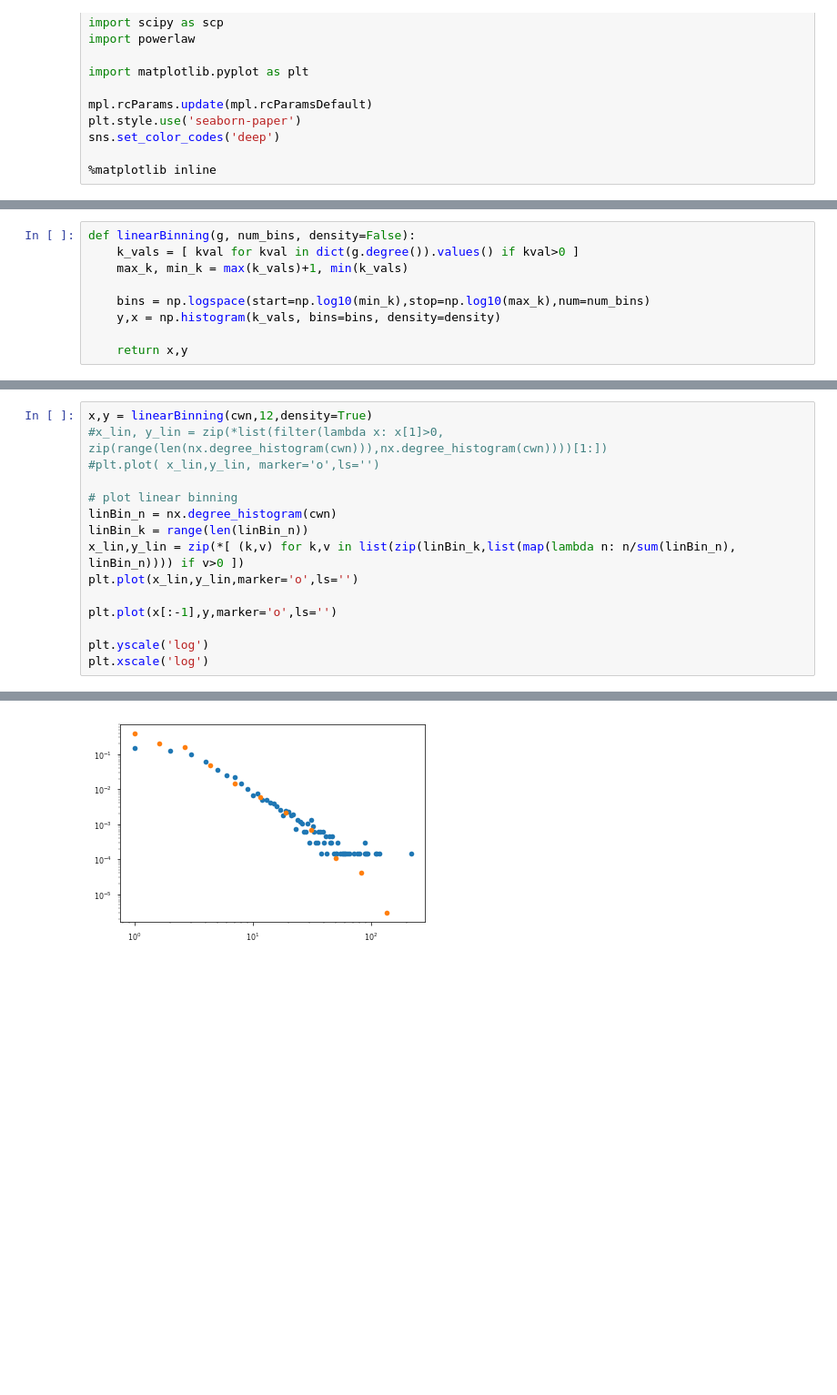
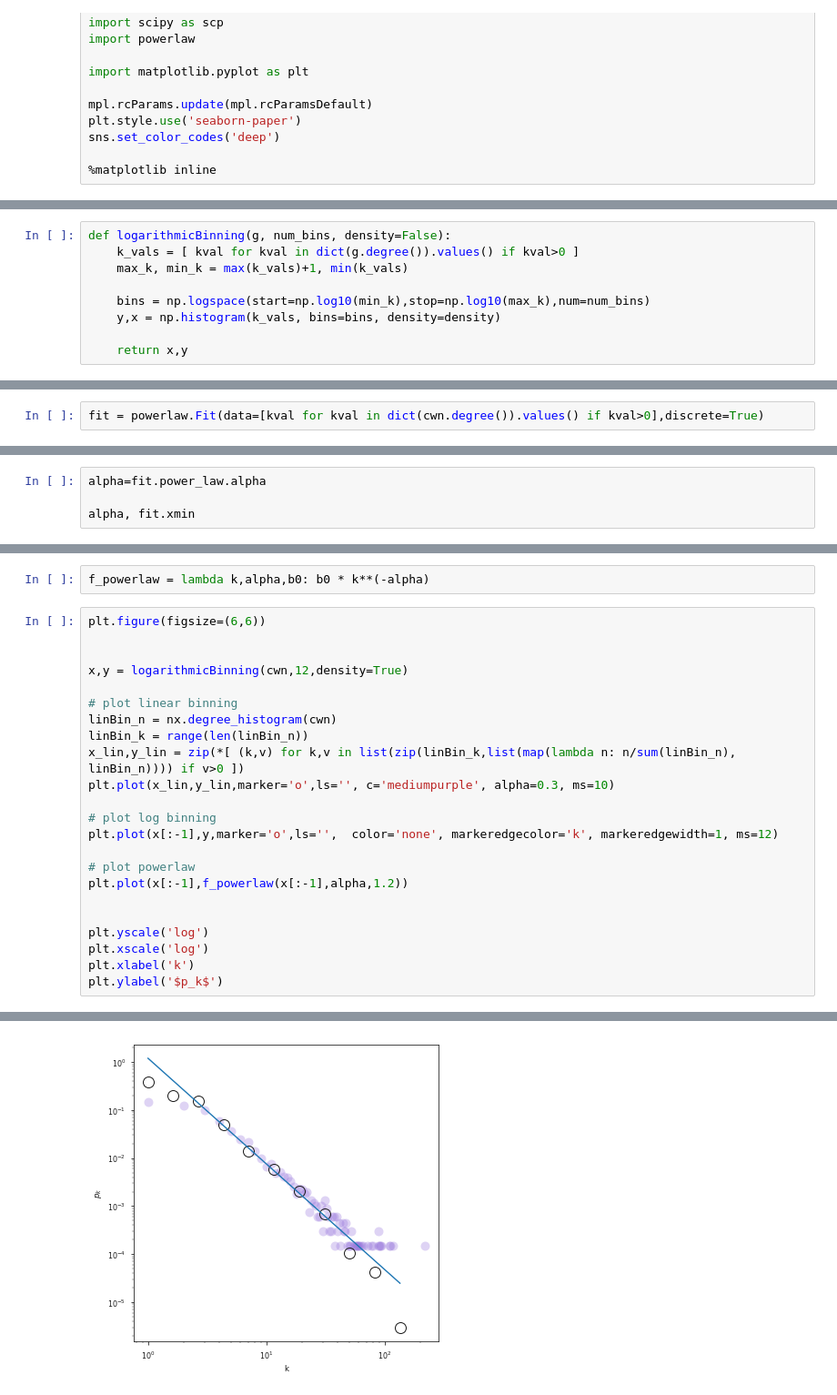
Before and after one commit to pedrosiracusa/tese_lncc_code, a Jupyter notebook: notebooks/chapter4/CWN_degree_dist.ipynb, the cells around one changed output, grey strips where cells are left out. Shown at 91% size. Saved outputs shown, nothing was run; the diff lists cells and outputs as text; blank space fills up the shorter version.

```diff
--- a/notebooks/chapter4/CWN_degree_dist.ipynb
+++ b/notebooks/chapter4/CWN_degree_dist.ipynb
@@ -26,5 +28,5 @@ sns.set_color_codes('deep')
 # %%
-def linearBinning(g, num_bins, density=False):
+def logarithmicBinning(g, num_bins, density=False):
     k_vals = [ kval for kval in dict(g.degree()).values() if kval>0 ]
     max_k, min_k = max(k_vals)+1, min(k_vals)
 
@@ -47,0 +37,2 @@ linearBinning(cwn,15)
+# %%
+fit = powerlaw.Fit(data=[kval for kval in dict(cwn.degree()).values() if kval>0],discrete=True)
@@ -47,0 +41,4 @@ linearBinning(cwn,15)
+# %%
+alpha=fit.power_law.alpha
+
+alpha, fit.xmin
@@ -48,16 +47,26 @@ linearBinning(cwn,15)
+# %%
+f_powerlaw = lambda k,alpha,b0: b0 * k**(-alpha)
 # %%
-x,y = linearBinning(cwn,12,density=True)
-#x_lin, y_lin = zip(*list(filter(lambda x: x[1]>0, zip(range(len(nx.degree_histogram(cwn))),nx.degree_histogram(cwn))))[1:])
-#plt.plot( x_lin,y_lin, marker='o',ls='')
+plt.figure(figsize=(6,6))
+
+
+x,y = logarithmicBinning(cwn,12,density=True)
 
 # plot linear binning
 linBin_n = nx.degree_histogram(cwn)
 linBin_k = range(len(linBin_n))
 x_lin,y_lin = zip(*[ (k,v) for k,v in list(zip(linBin_k,list(map(lambda n: n/sum(linBin_n), linBin_n)))) if v>0 ])
-plt.plot(x_lin,y_lin,marker='o',ls='')
+plt.plot(x_lin,y_lin,marker='o',ls='', c='mediumpurple', alpha=0.3, ms=10)
 
-plt.plot(x[:-1],y,marker='o',ls='')
+# plot log binning
+plt.plot(x[:-1],y,marker='o',ls='',  color='none', markeredgecolor='k', markeredgewidth=1, ms=12)
+
+# plot powerlaw
+plt.plot(x[:-1],f_powerlaw(x[:-1],alpha,1.2))
+
 
 plt.yscale('log')
 plt.xscale('log')
+plt.xlabel('k')
+plt.ylabel('$p_k$')
 # %% [output]
@@ -64 +74 @@ plt.xscale('log')
-[figure, old version]
+[figure, new version]
```
Also changed, not shown: parts of 20 cells of this notebook, 1 other file.
